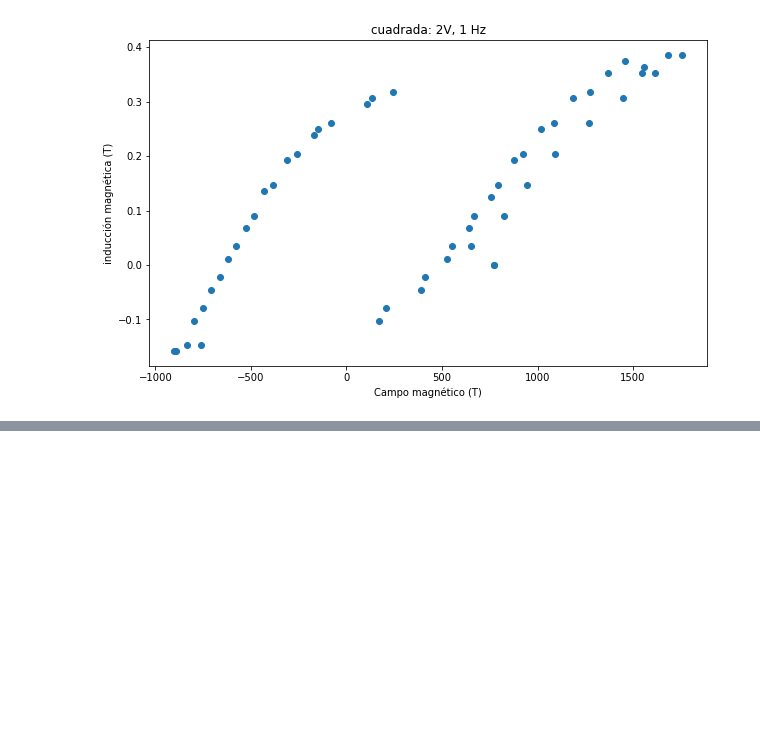
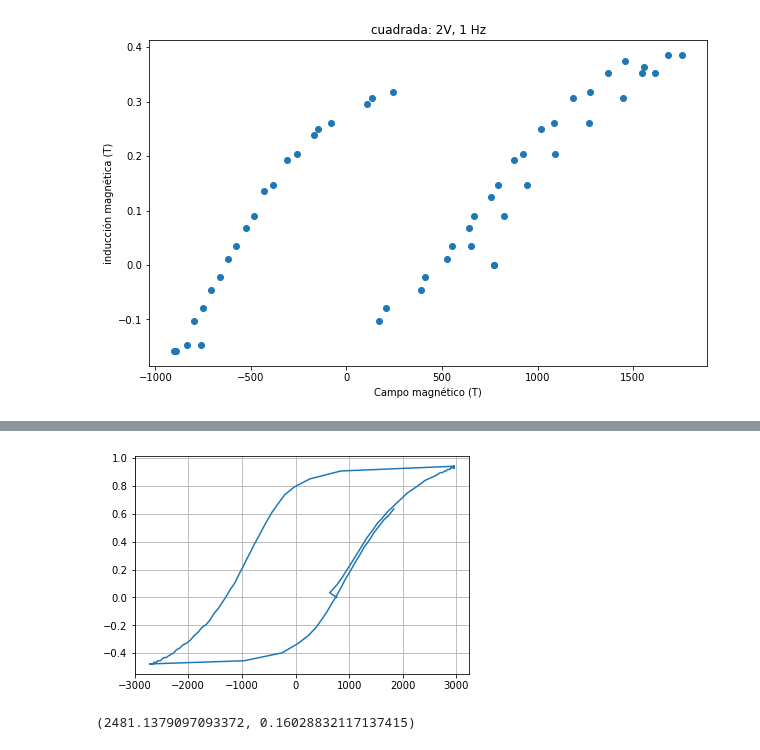
Before and after one commit to slaverdeg/Laboratorio-Moderna-GitHub, a Jupyter notebook: Histéresis Magnética/codigo_HM.ipynb, the cells around one changed output, grey strips where cells are left out. Saved outputs shown, nothing was run; the diff lists cells and outputs as text; code cells hidden in the pictures; blank space fills up the shorter version.

```diff
--- a/Histéresis Magnética/codigo_HM.ipynb
+++ b/Histéresis Magnética/codigo_HM.ipynb
@@ -163,0 +201,11 @@ Text(0.5, 1.0, 'cuadrada: 2V, 1 Hz')
+# %%
+plt.plot(H_3,B_3)
+plt.grid(True)
+plt.show()
+mean = np.mean(B_3)
+variance = np.trapz((B_3 - mean)**2, H_3) / (np.max(H_3) - np.min(H_3))
+std_dev = np.sqrt(np.abs(variance))
+(-np.trapz(B_3,H_3),std_dev)
+# %% [output]
+[figure, added]
+(2481.1379097093372, 0.16028832117137415)
```
Also changed, not shown: parts of 7 cells of this notebook, 6 other files.
